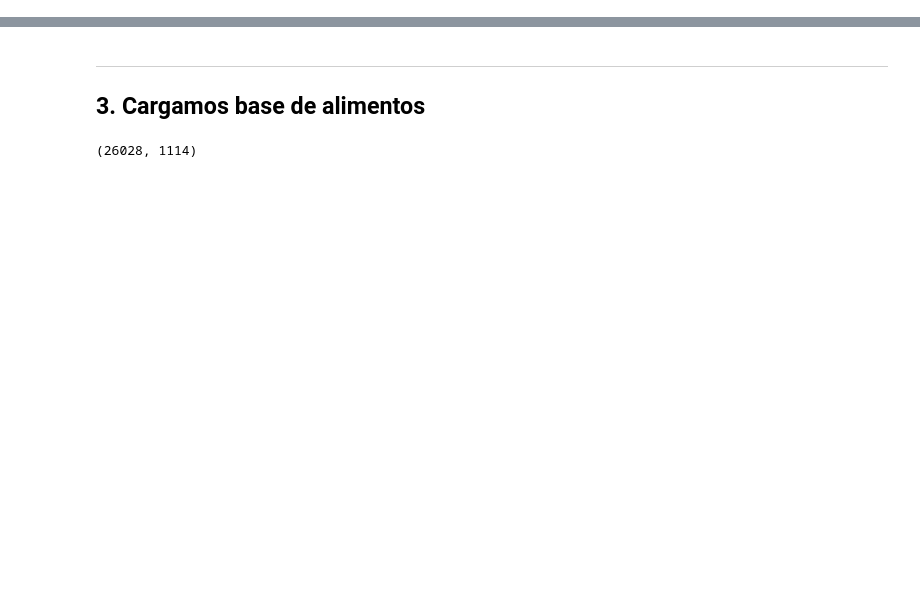
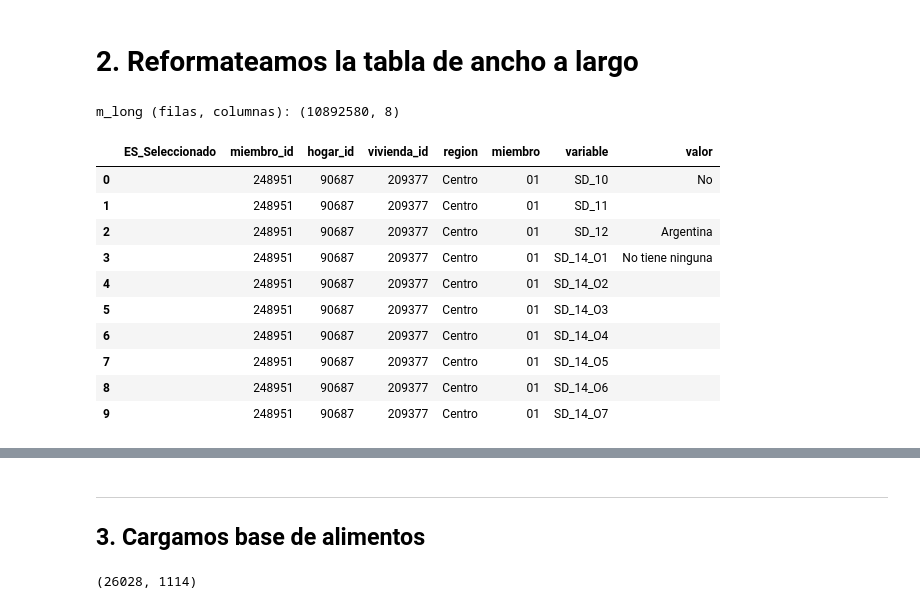
Before and after one commit to arielmpereira/ennys2, a Jupyter notebook: notebooks_ariel/ennys2_encuesta.ipynb, the cells around one changed output, grey strips where cells are left out. Saved outputs shown, nothing was run; the diff lists cells and outputs as text; code cells hidden in the pictures; blank space fills up the shorter version.

```diff
--- a/notebooks_ariel/ennys2_encuesta.ipynb
+++ b/notebooks_ariel/ennys2_encuesta.ipynb
@@ -95 +221,41 @@ df.shape
+# %% [markdown]
+# 2. Reformateamos la tabla de ancho a largo
+# %%
+# columnas MX_
+m_cols = [c for c in df_solo_m.columns if c not in id_cols]
+
+# 2) wide -> long
+m_long = df_solo_m.melt(
+    id_vars=id_cols,
+    value_vars=m_cols,
+    var_name="col",      # ej: "M03_Edad"
+    value_name="valor"
+)
+
+# 3) separar miembro y nombre de variable: "M03_Edad" -> miembro="03", variable="Edad"
+ext = m_long["col"].str.extract(r"^M(?P<miembro>\d{2})_(?P<variable>.+)$")
+m_long = pd.concat([m_long[id_cols], ext, m_long["valor"]], axis=1)
+
+# ordenar / limpiar
+m_long["miembro"] = m_long["miembro"].astype(str).str.zfill(2)
+m_long = m_long.dropna(subset=["miembro", "variable"])  # descarta cualquier col rara
+m_long = m_long[ id_cols + ["miembro", "variable", "valor"] ] \
+             .sort_values(id_cols + ["miembro", "variable"]) \
+             .reset_index(drop=True)
+
+print("m_long (filas, columnas):", m_long.shape)
+m_long.head(10)
+# %% [output]
+m_long (filas, columnas): (10892580, 8)
+|  | ES_Seleccionado | miembro_id | hogar_id | vivienda_id | region | miembro | variable | valor |
+| 0 |  | 248951 | 90687 | 209377 | Centro | 01 | SD_10 | No |
+| 1 |  | 248951 | 90687 | 209377 | Centro | 01 | SD_11 |  |
+| 2 |  | 248951 | 90687 | 209377 | Centro | 01 | SD_12 | Argentina |
+| 3 |  | 248951 | 90687 | 209377 | Centro | 01 | SD_14_O1 | No tiene ninguna |
+| 4 |  | 248951 | 90687 | 209377 | Centro | 01 | SD_14_O2 |  |
+| 5 |  | 248951 | 90687 | 209377 | Centro | 01 | SD_14_O3 |  |
+| 6 |  | 248951 | 90687 | 209377 | Centro | 01 | SD_14_O4 |  |
+| 7 |  | 248951 | 90687 | 209377 | Centro | 01 | SD_14_O5 |  |
+| 8 |  | 248951 | 90687 | 209377 | Centro | 01 | SD_14_O6 |  |
+| 9 |  | 248951 | 90687 | 209377 | Centro | 01 | SD_14_O7 |  |
 # %% [markdown]
```
Also changed, not shown: parts of 11 cells of this notebook.
